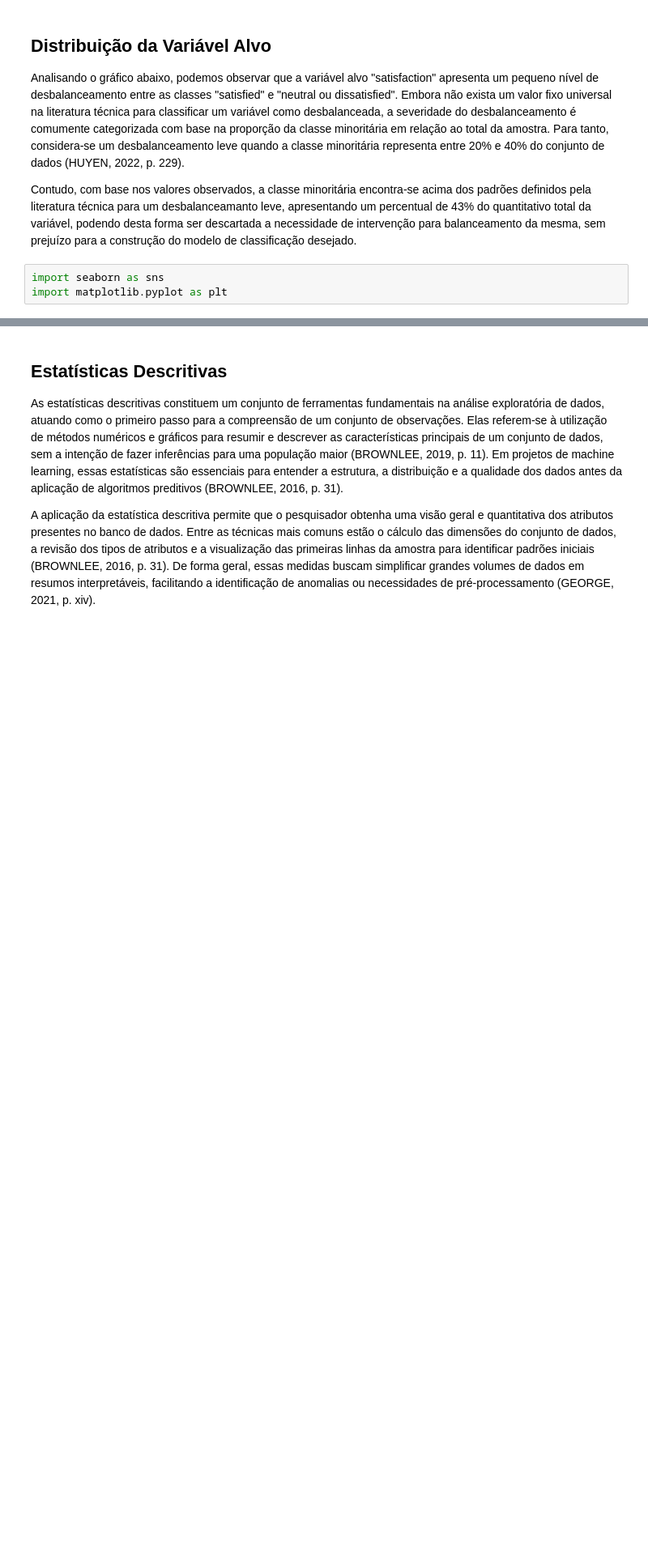
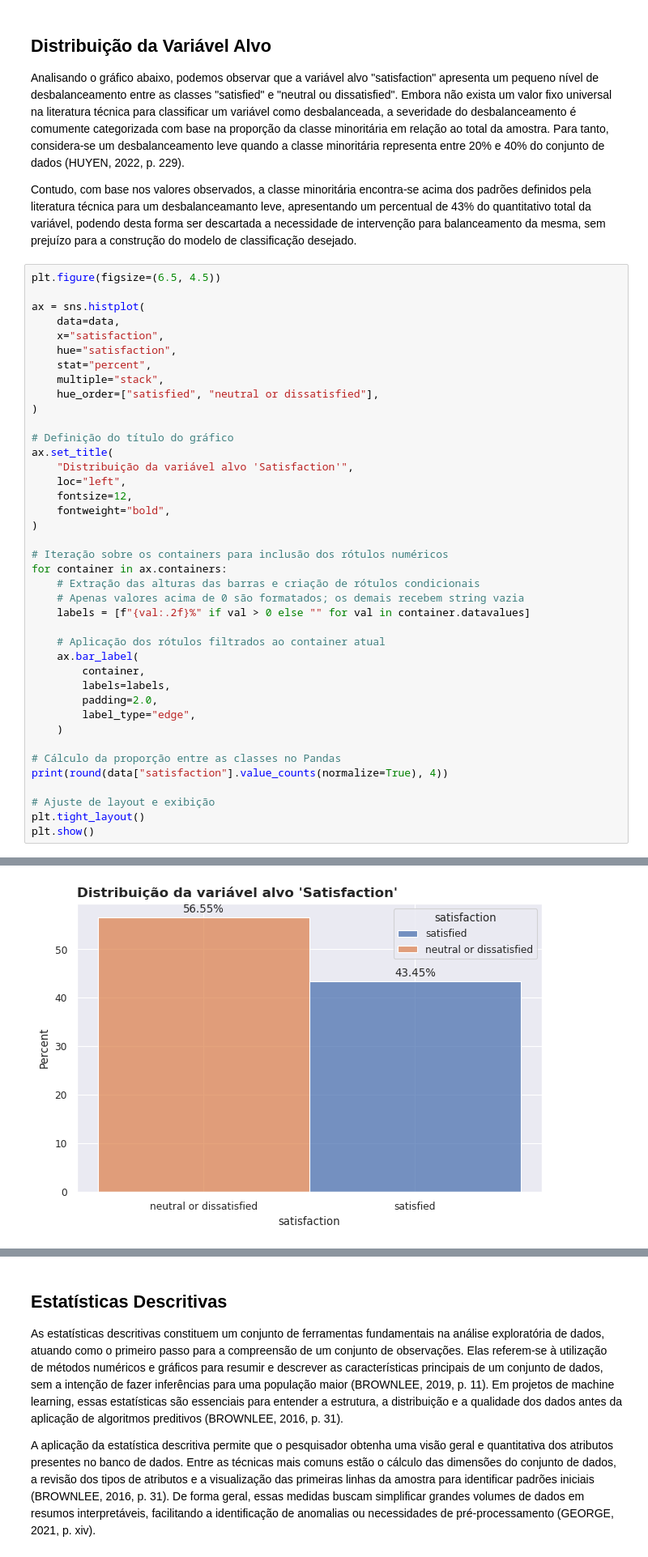
Before and after one commit to rogerioferreira/MVP-Analise-de-Dados-e-Boas-Praticas-PUC-RIO, a Jupyter notebook: notebooks/mvp-analise de dados e boas praticas.ipynb, the cells around one changed output, grey strips where cells are left out. Shown at 81% size. Cells and saved outputs as stored; diff of their text form; blank space fills up the shorter version.

```diff
--- a/notebooks/mvp-analise de dados e boas praticas.ipynb
+++ b/notebooks/mvp-analise de dados e boas praticas.ipynb
@@ -148,5 +177,43 @@ Analisando o gráfico abaixo, podemos observar que a variável alvo "satisfactio
 
 Contudo, com base nos valores observados, a classe minoritária encontra-se acima dos padrões definidos pela literatura técnica para um desbalanceamanto leve, apresentando um percentual de 43% do quantitativo total da variável, podendo desta forma ser descartada a necessidade de intervenção para balanceamento da mesma, sem prejuízo para a construção do modelo de classificação desejado.
 # %%
-import seaborn as sns
-import matplotlib.pyplot as plt
+plt.figure(figsize=(6.5, 4.5))
+
+ax = sns.histplot(
+    data=data,
+    x="satisfaction",
+    hue="satisfaction",
+    stat="percent",
+    multiple="stack",
+    hue_order=["satisfied", "neutral or dissatisfied"],
+)
+
+# Definição do título do gráfico
+ax.set_title(
+    "Distribuição da variável alvo 'Satisfaction'",
+    loc="left",
+    fontsize=12,
+    fontweight="bold",
+)
+
+# Iteração sobre os containers para inclusão dos rótulos numéricos
+for container in ax.containers:
+    # Extração das alturas das barras e criação de rótulos condicionais
+    # Apenas valores acima de 0 são formatados; os demais recebem string vazia
+    labels = [f"{val:.2f}%" if val > 0 else "" for val in container.datavalues]
+
+    # Aplicação dos rótulos filtrados ao container atual
+    ax.bar_label(
+        container,
+        labels=labels,
+        padding=2.0,
+        label_type="edge",
+    )
+
+# Cálculo da proporção entre as classes no Pandas
+print(round(data["satisfaction"].value_counts(normalize=True), 4))
+
+# Ajuste de layout e exibição
+plt.tight_layout()
+plt.show()
+# %% [output]
@@ -152,0 +224 @@ import matplotlib.pyplot as plt
+[figure, added]
```
Also changed, not shown: parts of 17 cells of this notebook.
